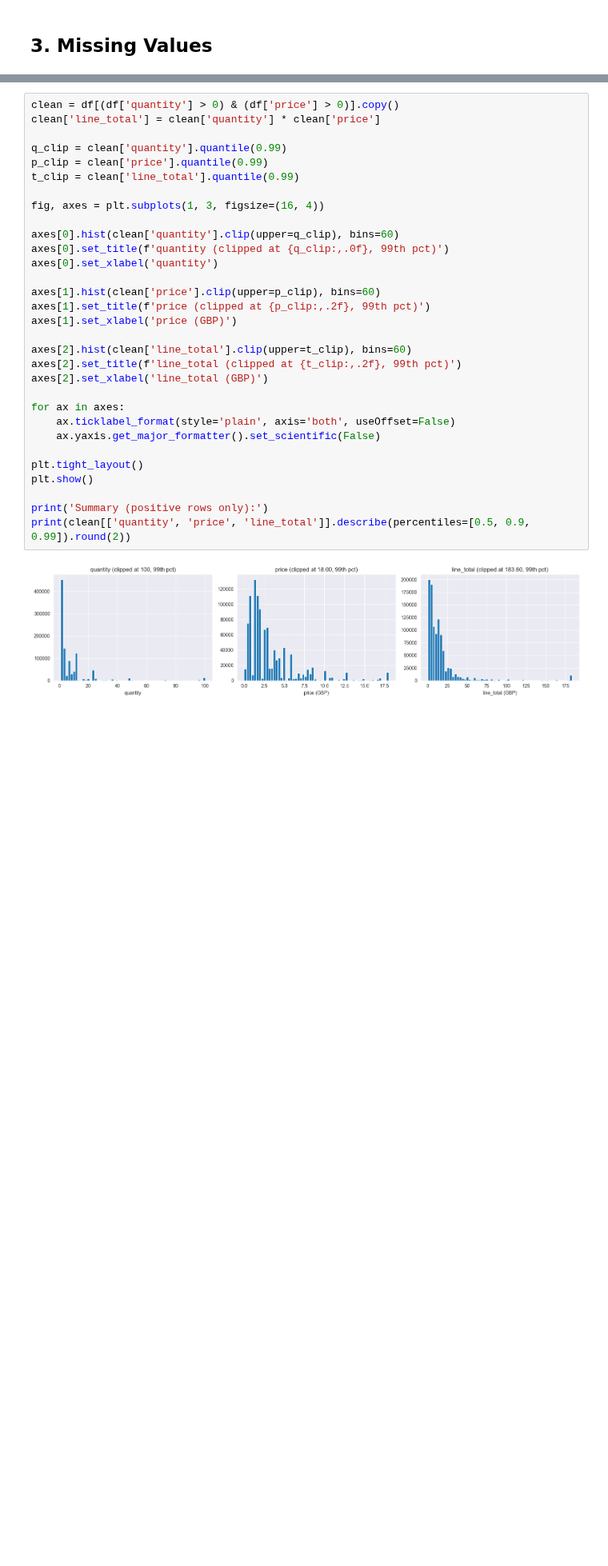
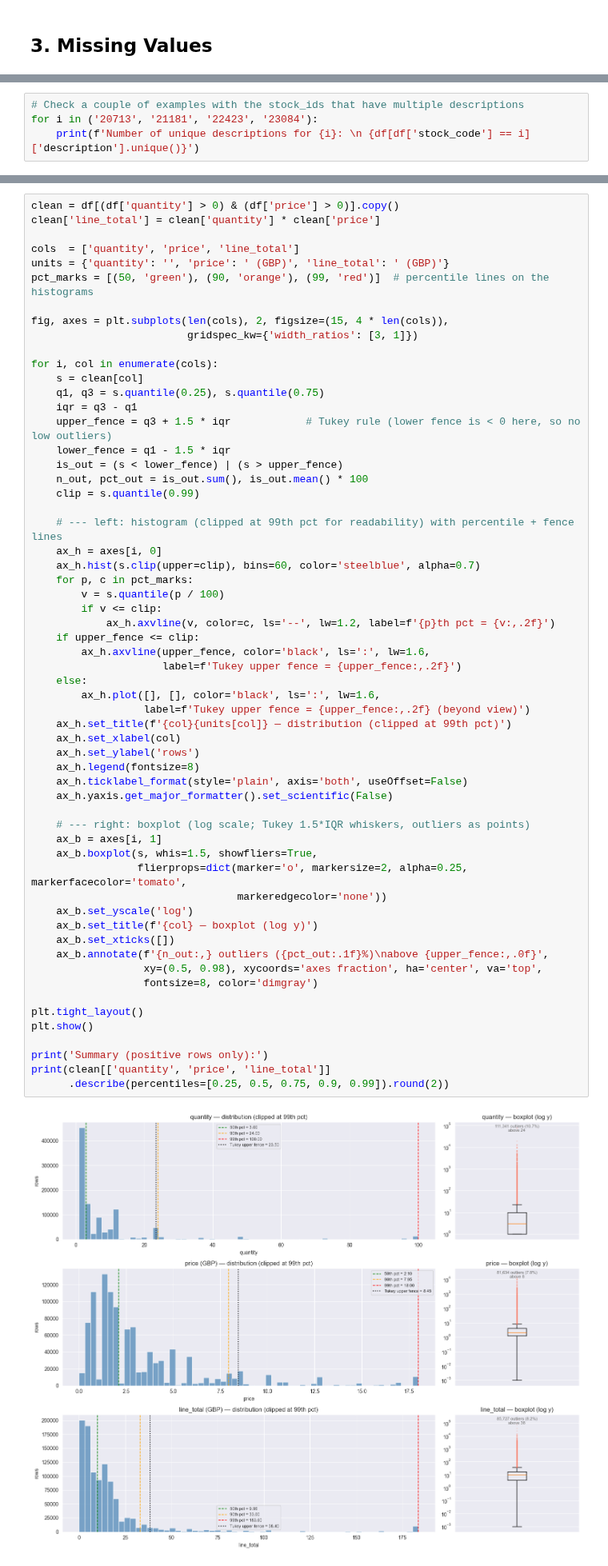
Before and after one commit to Lazr-Galstyan/testing_autoresearch, a Jupyter notebook: notebooks/01_eda_raw.ipynb, the cells around one changed output, grey strips where cells are left out. Shown at 80% size. Saved outputs shown, nothing was run; the diff lists cells and outputs as text; blank space fills up the shorter version.

```diff
--- a/notebooks/01_eda_raw.ipynb
+++ b/notebooks/01_eda_raw.ipynb
@@ -160,0 +200,4 @@ Name: price, dtype: float64
+# %%
+# Check a couple of examples with the stock_ids that have multiple descriptions
+for i in ('20713', '21181', '22423', '23084'):
+    print(f'Number of unique descriptions for {i}: \n {df[df['stock_code'] == i]['description'].unique()}')
@@ -236,36 +489,64 @@ Both columns are extremely long-tailed (a handful of bulk orders / high-value it
 # %%
 clean = df[(df['quantity'] > 0) & (df['price'] > 0)].copy()
 clean['line_total'] = clean['quantity'] * clean['price']
 
-q_clip = clean['quantity'].quantile(0.99)
-p_clip = clean['price'].quantile(0.99)
-t_clip = clean['line_total'].quantile(0.99)
+cols  = ['quantity', 'price', 'line_total']
+units = {'quantity': '', 'price': ' (GBP)', 'line_total': ' (GBP)'}
+pct_marks = [(50, 'green'), (90, 'orange'), (99, 'red')]  # percentile lines on the histograms
 
-fig, axes = plt.subplots(1, 3, figsize=(16, 4))
+fig, axes = plt.subplots(len(cols), 2, figsize=(15, 4 * len(cols)),
+                         gridspec_kw={'width_ratios': [3, 1]})
 
-axes[0].hist(clean['quantity'].clip(upper=q_clip), bins=60)
-axes[0].set_title(f'quantity (clipped at {q_clip:,.0f}, 99th pct)')
-axes[0].set_xlabel('quantity')
+for i, col in enumerate(cols):
+    s = clean[col]
+    q1, q3 = s.quantile(0.25), s.quantile(0.75)
+    iqr = q3 - q1
+    upper_fence = q3 + 1.5 * iqr            # Tukey rule (lower fence is < 0 here, so no low outliers)
+    lower_fence = q1 - 1.5 * iqr
+    is_out = (s < lower_fence) | (s > upper_fence)
+    n_out, pct_out = is_out.sum(), is_out.mean() * 100
+    clip = s.quantile(0.99)
 
-axes[1].hist(clean['price'].clip(upper=p_clip), bins=60)
-axes[1].set_title(f'price (clipped at {p_clip:,.2f}, 99th pct)')
-axes[1].set_xlabel('price (GBP)')
+    # --- left: histogram (clipped at 99th pct for readability) with percentile + fence lines
+    ax_h = axes[i, 0]
+    ax_h.hist(s.clip(upper=clip), bins=60, color='steelblue', alpha=0.7)
+    for p, c in pct_marks:
+        v = s.quantile(p / 100)
+        if v <= clip:
+            ax_h.axvline(v, color=c, ls='--', lw=1.2, label=f'{p}th pct = {v:,.2f}')
+    if upper_fence <= clip:
+        ax_h.axvline(upper_fence, color='black', ls=':', lw=1.6,
+                     label=f'Tukey upper fence = {upper_fence:,.2f}')
+    else:
+        ax_h.plot([], [], color='black', ls=':', lw=1.6,
+                  label=f'Tukey upper fence = {upper_fence:,.2f} (beyond view)')
+    ax_h.set_title(f'{col}{units[col]} — distribution (clipped at 99th pct)')
+    ax_h.set_xlabel(col)
+    ax_h.set_ylabel('rows')
+    ax_h.legend(fontsize=8)
+    ax_h.ticklabel_format(style='plain', axis='both', useOffset=False)
+    ax_h.yaxis.get_major_formatter().set_scientific(False)
 
-axes[2].hist(clean['line_total'].clip(upper=t_clip), bins=60)
-axes[2].set_title(f'line_total (clipped at {t_clip:,.2f}, 99th pct)')
-axes[2].set_xlabel('line_total (GBP)')
-
-for ax in axes:
-    ax.ticklabel_format(style='plain', axis='both', useOffset=False)
-    ax.yaxis.get_major_formatter().set_scientific(False)
+    # --- right: boxplot (log scale; Tukey 1.5*IQR whiskers, outliers as points)
+    ax_b = axes[i, 1]
+    ax_b.boxplot(s, whis=1.5, showfliers=True,
+                 flierprops=dict(marker='o', markersize=2, alpha=0.25, markerfacecolor='tomato',
+                                 markeredgecolor='none'))
+    ax_b.set_yscale('log')
+    ax_b.set_title(f'{col} — boxplot (log y)')
+    ax_b.set_xticks([])
+    ax_b.annotate(f'{n_out:,} outliers ({pct_out:.1f}%)\nabove {upper_fence:,.0f}',
+                  xy=(0.5, 0.98), xycoords='axes fraction', ha='center', va='top',
+                  fontsize=8, color='dimgray')
 
 plt.tight_layout()
 plt.show()
 
 print('Summary (positive rows only):')
-print(clean[['quantity', 'price', 'line_total']].describe(percentiles=[0.5, 0.9, 0.99]).round(2))
+print(clean[['quantity', 'price', 'line_total']]
+      .describe(percentiles=[0.25, 0.5, 0.75, 0.9, 0.99]).round(2))
 # %% [output]
-[figure, old version]
+[figure, new version]
 Summary (positive rows only):
           quantity        price   line_total
 count 1,041,671.00 1,041,671.00 1,041,671.00
```
Also changed, not shown: parts of 27 cells of this notebook, 3 other files.
